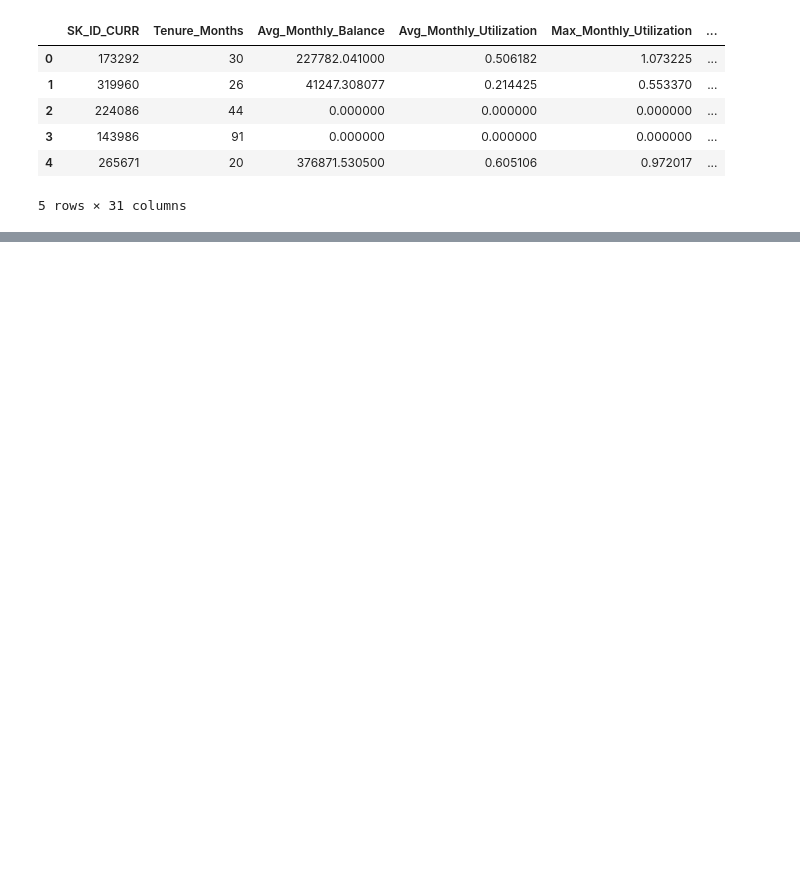
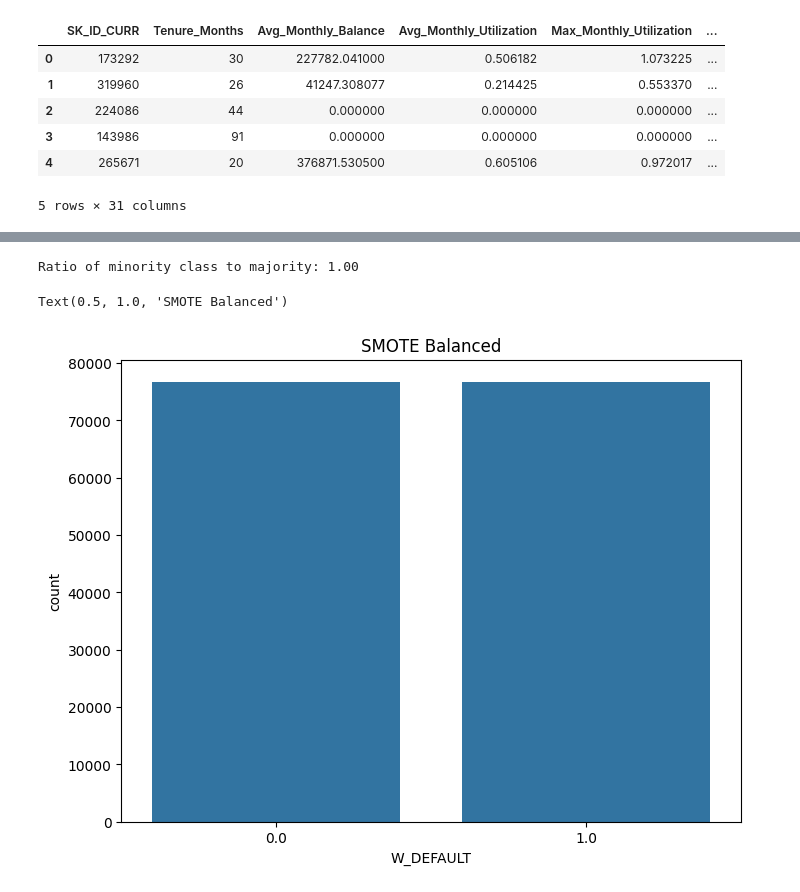
Before and after one commit to dev-dords/ML2_Project, a Jupyter notebook: LT3 - ML2 Final Project.ipynb, the cells around one changed output, grey strips where cells are left out. Drawn from its saved outputs; the diff is of its cells as text; code cells hidden in the pictures; blank space fills up the shorter version.

```diff
--- a/LT3 - ML2 Final Project.ipynb
+++ b/LT3 - ML2 Final Project.ipynb
@@ -349,0 +401,10 @@ Ratio of minority class to majority: 1.00
+# %%
+from imblearn.over_sampling import SMOTE
+
+smote = SMOTE(sampling_strategy='minority', random_state=42)
+X_res, y_res = smote.fit_resample(X_train, y_train)
+
+# Combine the resampled features and target variable into a single DataFrame
+df_smote = pd.concat([X_res, y_res], axis=1)
+
+df_smote.head()
@@ -349,0 +419,11 @@ Ratio of minority class to majority: 1.00
+# %%
+minority_ratio = df_smote['W_DEFAULT'].value_counts()[1] / \
+    df_smote['W_DEFAULT'].value_counts()[0]
+
+print(f"Ratio of minority class to majority: {minority_ratio:.2f}")
+
+sns.countplot(data = df_smote, x = 'W_DEFAULT').set_title('SMOTE Balanced')
+# %% [output]
+Ratio of minority class to majority: 1.00
+Text(0.5, 1.0, 'SMOTE Balanced')
+[figure, added]
```
Also changed, not shown: parts of 10 cells of this notebook.
